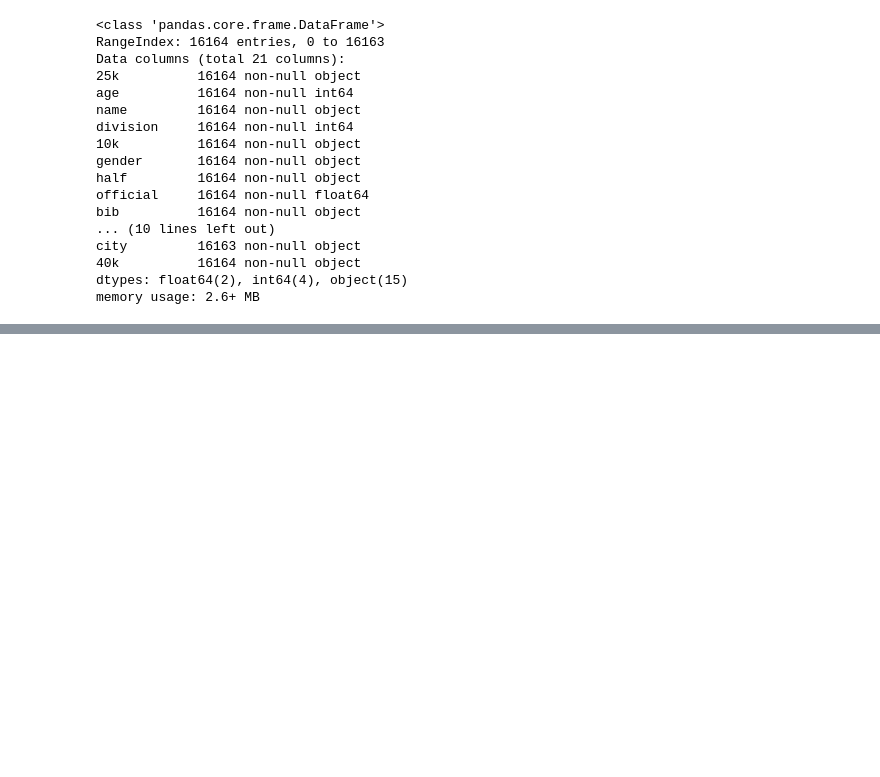
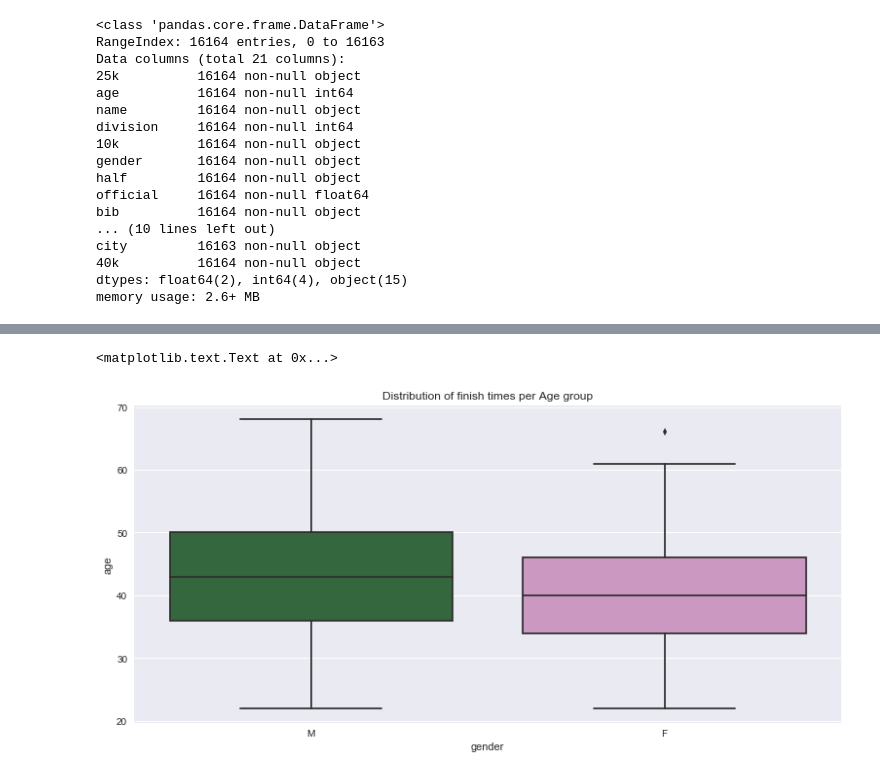
Before and after one commit to WolfgangHall/thinkful_drills, a Jupyter notebook: 4_Unit/2_basic_clustering/7_clustering_challenge.ipynb, the cells around one changed output, grey strips where cells are left out. Cells and saved outputs as stored; diff of their text form; code cells hidden in the pictures; blank space fills up the shorter version.

```diff
--- a/4_Unit/2_basic_clustering/7_clustering_challenge.ipynb
+++ b/4_Unit/2_basic_clustering/7_clustering_challenge.ipynb
@@ -39,5 +39,3 @@ city         16163 non-null object
 40k          16164 non-null object
 dtypes: float64(2), int64(4), object(15)
 memory usage: 2.6+ MB
-# %%
-df2 = df.drop(['name', 'ctz', 'city', 'state', 'genderdiv', 'bib', 'country'], axis=1)
@@ -55,3 +41,0 @@ coerce_df_columns_to_numeric(df2, ['25k', '10k', 'half', '30k', '5k', '20k', '35
-# %%
-df2['male'] = pd.get_dummies(df['gender'], drop_first=True)
-df2.drop('gender', axis=1, inplace=True)
@@ -132,0 +87,7 @@ df3.head()
+# %%
+g = sns.boxplot(df2['gender'], df2['age'], palette="cubehelix")
+g.figure.set_size_inches(13,6)
+g.set_title("Distribution of finish times per Age group")
+# %% [output]
+<matplotlib.text.Text at 0x...>
+[figure, added]
```
Also changed, not shown: parts of 38 cells of this notebook, 1 other file.
